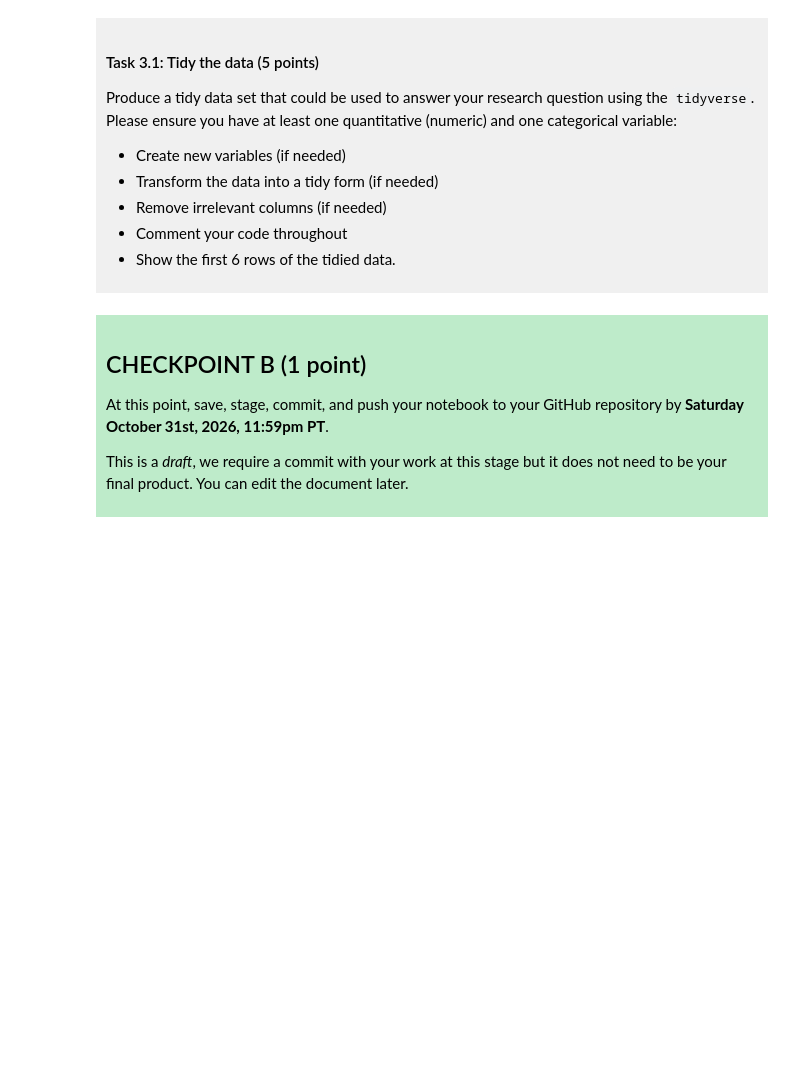
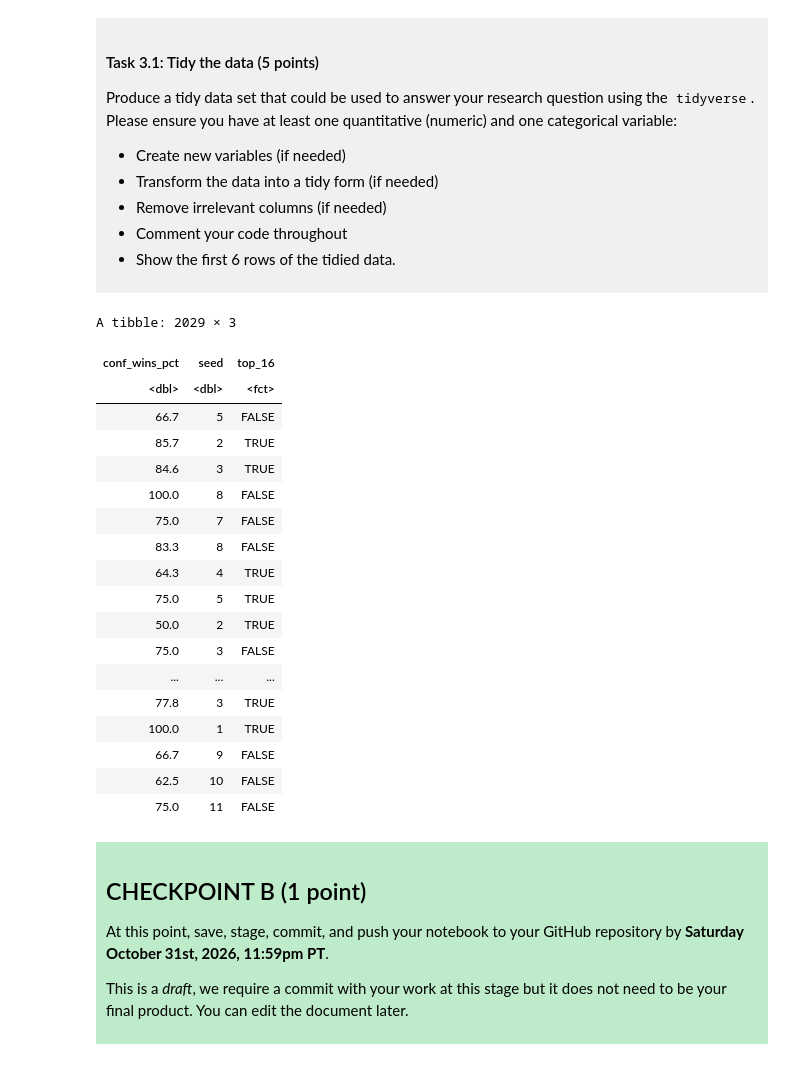
Before and after one commit to cabetsung/dsci-100-project-cabet-sung, a Jupyter notebook: dsci-100-project-notebook.ipynb, the cells around one changed output. Cells and saved outputs as stored; diff of their text form; code cells hidden in the pictures; blank space fills up the shorter version.

Commit message:
Completed Checkpoint B and created the research question
Description (optional)

```diff
--- a/dsci-100-project-notebook.ipynb
+++ b/dsci-100-project-notebook.ipynb
@@ -189,7 +245,36 @@ Produce a tidy data set that could be used to answer your research question usin
 
 </div>
 # %%
-### EDIT THIS CODE CELL ###
+tidyball <- WMM |>
+    filter(!is.na(conf_wins_pct), !is.na(seed), !is.na(tourney_finish), seed !=0) |>
+    #removed the NA rows by reversing the logic of is.na. also removed the zero seed since it was a special occasion and would mess up KNN along with the na values
+
+    mutate(top_16 = tourney_finish %in% #checks if each team finished in the top 16, and returns true if Yes, False if no. then store these values in a new column called top_16
+           c("top_16_loss", "top_8_loss", "top_4_loss", "top_2_loss", "champ")) |>
+    select(conf_wins_pct, seed, top_16) |> #select conference win percentages, seeds, top_16 and removed the irrelavent columns
+    mutate(top_16 = as_factor(top_16)) #converted top_16 into a categorical variable instead of a logical variable
+
+tidyball
+# %% [output]
+A tibble: 2029 × 3
+| conf_wins_pct | seed | top_16 |
+| <dbl> | <dbl> | <fct> |
+| 66.7 | 5 | FALSE |
+| 85.7 | 2 | TRUE |
+| 84.6 | 3 | TRUE |
+| 100.0 | 8 | FALSE |
+| 75.0 | 7 | FALSE |
+| 83.3 | 8 | FALSE |
+| 64.3 | 4 | TRUE |
+| 75.0 | 5 | TRUE |
+| 50.0 | 2 | TRUE |
+| 75.0 | 3 | FALSE |
+| ... | ... | ... |
+| 77.8 | 3 | TRUE |
+| 100.0 | 1 | TRUE |
+| 66.7 | 9 | FALSE |
+| 62.5 | 10 | FALSE |
+| 75.0 | 11 | FALSE |
 # %% [markdown]
 <div style="background-color: #beebca; padding: 10px;">
 
```
Also changed, not shown: parts of 3 cells of this notebook.
